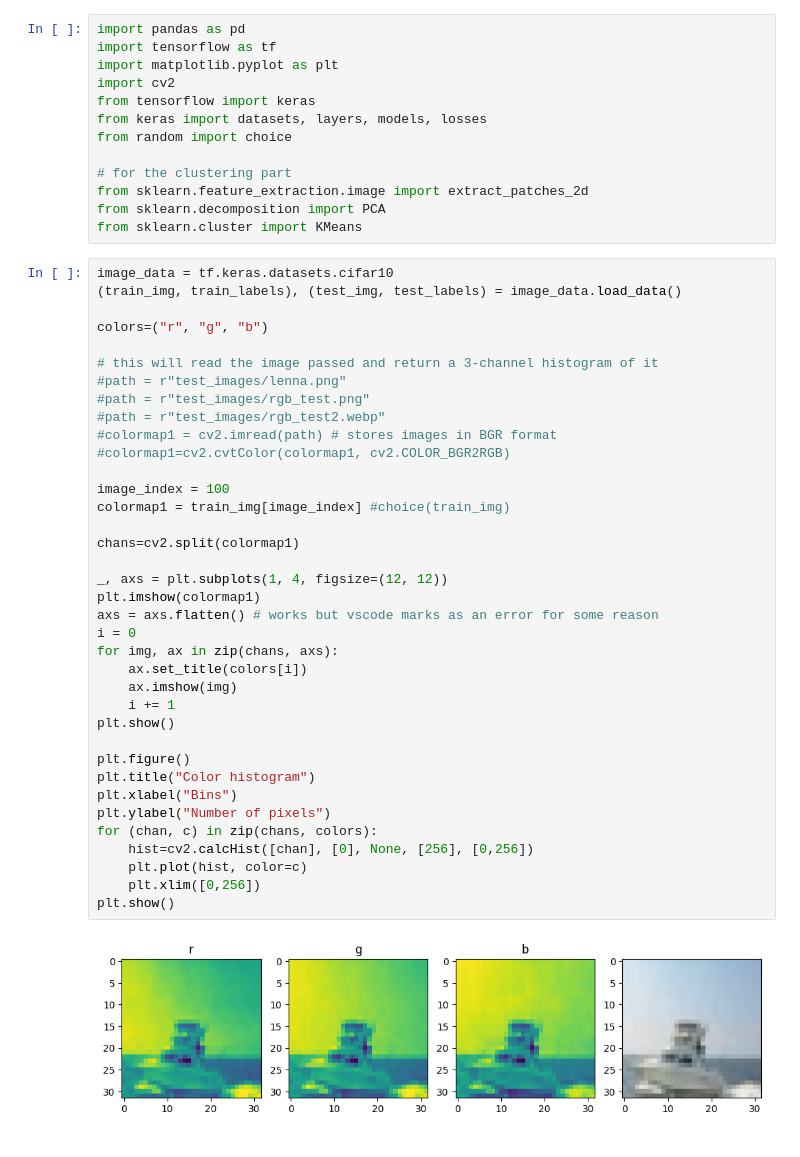
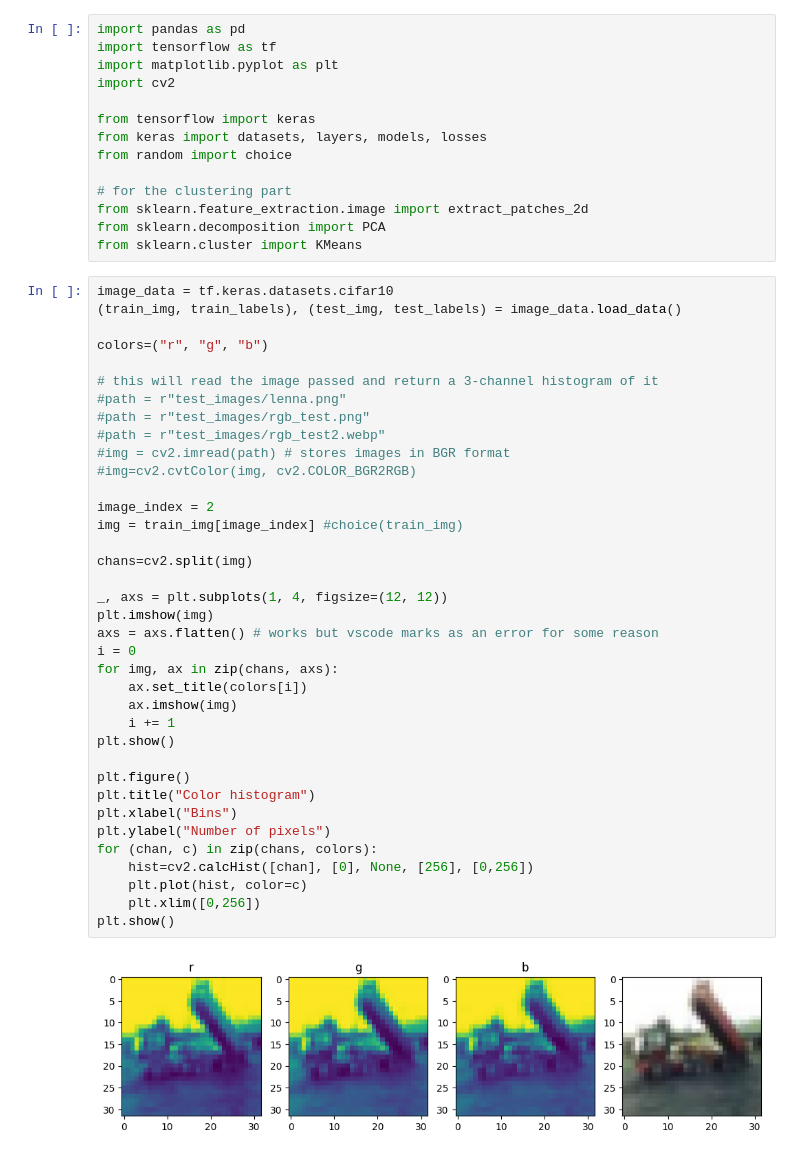
Before and after one commit to Cavalex/ML_Ex1, a Jupyter notebook: ex3/FeatureRepresentationAndExtraction-CIFAR10.ipynb, the cells around one changed output. Cells and saved outputs as stored; diff of their text form.

```diff
--- a/ex3/FeatureRepresentationAndExtraction-CIFAR10.ipynb
+++ b/ex3/FeatureRepresentationAndExtraction-CIFAR10.ipynb
@@ -3,6 +3,7 @@ import pandas as pd
 import tensorflow as tf
 import matplotlib.pyplot as plt
 import cv2
+
 from tensorflow import keras
 from keras import datasets, layers, models, losses
 from random import choice
@@ -16,37 +17,37 @@ image_data = tf.keras.datasets.cifar10
 (train_img, train_labels), (test_img, test_labels) = image_data.load_data()
 
 colors=("r", "g", "b")
 
 # this will read the image passed and return a 3-channel histogram of it
 #path = r"test_images/lenna.png"
 #path = r"test_images/rgb_test.png"
 #path = r"test_images/rgb_test2.webp"
-#colormap1 = cv2.imread(path) # stores images in BGR format
-#colormap1=cv2.cvtColor(colormap1, cv2.COLOR_BGR2RGB)
+#img = cv2.imread(path) # stores images in BGR format
+#img=cv2.cvtColor(img, cv2.COLOR_BGR2RGB)
 
-image_index = 100
-colormap1 = train_img[image_index] #choice(train_img)
+image_index = 2
+img = train_img[image_index] #choice(train_img)
 
-chans=cv2.split(colormap1)
+chans=cv2.split(img)
 
 _, axs = plt.subplots(1, 4, figsize=(12, 12))
-plt.imshow(colormap1)
+plt.imshow(img)
 axs = axs.flatten() # works but vscode marks as an error for some reason
 i = 0
 for img, ax in zip(chans, axs):
     ax.set_title(colors[i])
     ax.imshow(img)
     i += 1
 plt.show()
 
 plt.figure()
 plt.title("Color histogram")
 plt.xlabel("Bins")
 plt.ylabel("Number of pixels")
 for (chan, c) in zip(chans, colors):
     hist=cv2.calcHist([chan], [0], None, [256], [0,256])
     plt.plot(hist, color=c)
     plt.xlim([0,256])
 plt.show()
 # %% [output]
-[figure, old version]
+[figure, new version]
```
Also changed, not shown: parts of 4 cells of this notebook, 2 other files.
